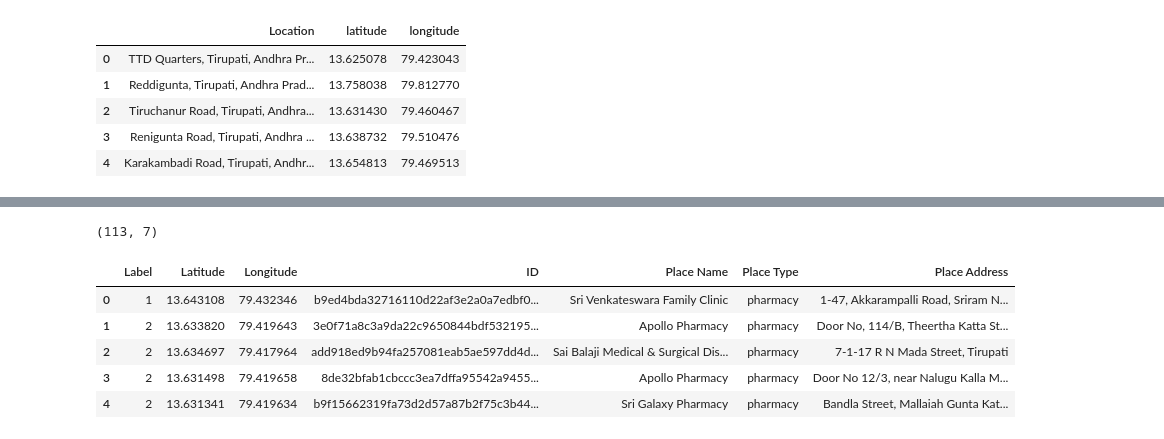
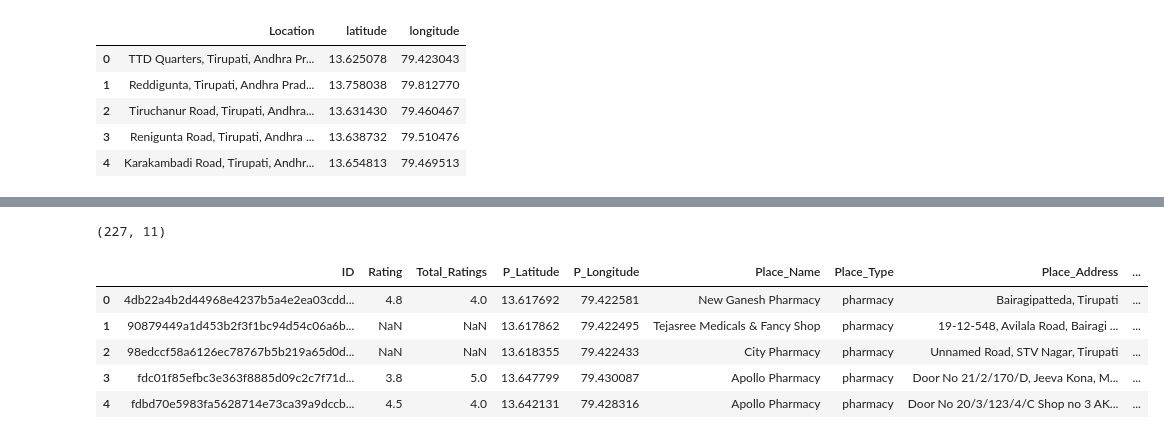
Before and after one commit to saibharath005/Coursera_Capstone, a Jupyter notebook: Capstone Project - The Battle of Neighborhoods (Week 2).ipynb, the cells around one changed output, grey strips where cells are left out. Drawn from its saved outputs; the diff is of its cells as text; code cells hidden in the pictures.

```diff
--- a/Capstone Project - The Battle of Neighborhoods (Week 2).ipynb
+++ b/Capstone Project - The Battle of Neighborhoods (Week 2).ipynb
@@ -39,0 +78,4 @@ def lat_long_finder(row):
+# %%
+tpt_lat_lon = lat_long_finder("Tirupati, Andhra Pradesh, IN")
+latitude = tpt_lat_lon[0]
+longitude = tpt_lat_lon[1]
@@ -96,0 +156,4 @@ map_clusters
+# %%
+cluster_centers_df = pd.DataFrame([lat_lon for lat_lon in cluster_centers])
+cluster_centers_df.columns = ["C_Latitude",'C_Longitude','Label']
+cluster_centers_df.head()
@@ -97,5 +177,5 @@ map_clusters
 # %%
-def google_nearby_places(labels,latitudes, longitudes, radius=500):
+def google_nearby_places(labels,latitudes, longitudes, radius=1000):
     places_list = []
     search = "pharmacy"
 
@@ -106,18 +186,33 @@ def google_nearby_places(labels,latitudes, longitudes, radius=500):
 
         response = requests.get(url).json()
 
+
         for i in range(len(response['results'])):
-            places_list.append([(label,response['results'][i]['geometry']['location']['lat'],response['results'][i]['geometry']['location']['lng'],
-                           response['results'][i]['id'],response['results'][i]['name'],response['results'][i]['types'][0],response['results'][i]['vicinity'])])
+            try:
+                places_list.append([(response['results'][i]['id'],
+                                     response['results'][i]['rating'],
+                                     response['results'][i]['user_ratings_total'],
+                                     response['results'][i]['geometry']['location']['lat'],
+                                     response['results'][i]['geometry']['location']['lng'],
+                                     response['results'][i]['name'],
+                                     response['results'][i]['types'][0],
+                                     response['results'][i]['vicinity'],
+                                     label,latitude,longitude)])
+            except:
+                places_list.append([(response['results'][i]['id'],
+                                     None,
+                                     None,
+                                     response['results'][i]['geometry']['location']['lat'],
+                                     response['results'][i]['geometry']['location']['lng'],
+                                     response['results'][i]['name'],
+                                     response['results'][i]['types'][0],
+                                     response['results'][i]['vicinity'],
+                                     label,latitude,longitude)])
 
     return places_list
 
 def places_nearby_df(places_list):
     nearby_places = pd.DataFrame([item for venues_list in places_list for item in venues_list])
-    nearby_places.columns = ['Label','Latitude', 'Longitude', 'ID', 'Place Name', 'Place Type', 'Place Address']
+    nearby_places.columns = ['ID','Rating','Total_Ratings','P_Latitude', 'P_Longitude', 'Place_Name', 'Place_Type', 'Place_Address','Label','C_Latitude','C_Longitude']
 
     return nearby_places
-# %%
-cluster_centers_df = pd.DataFrame([lat_lon for lat_lon in cluster_centers])
-cluster_centers_df.columns = ["latitude",'longitude','label']
-cluster_centers_df.head()
@@ -131,13 +227,14 @@ cluster_centers_df.head()
 # %%
-places_list = google_nearby_places(labels=cluster_centers_df['label'],latitudes=cluster_centers_df['latitude'],longitudes=cluster_centers_df['longitude'])
+places_list = google_nearby_places(labels=cluster_centers_df['Label'],latitudes=cluster_centers_df['C_Latitude'],longitudes=cluster_centers_df['C_Longitude'])
 tpt_pharmacies_df = places_nearby_df(places_list)
 print(tpt_pharmacies_df.shape)
-tpt_pharmacies_df.head()
+tpt_pharmacies_df_copy = tpt_pharmacies_df
+tpt_pharmacies_df_copy.head()
 # %% [output]
-(113, 7)
+(227, 11)
-|  | Label | Latitude | Longitude | ID | Place Name | Place Type | Place Address |
-| 0 | 1 | 13.643108 | 79.432346 | b9ed4bda32716110d22af3e2a0a7edbf0... | Sri Venkateswara Family Clinic | pharmacy | 1-47, Akkarampalli Road, Sriram N... |
-| 1 | 2 | 13.633820 | 79.419643 | 3e0f71a8c3a9da22c9650844bdf532195... | Apollo Pharmacy | pharmacy | Door No, 114/B, Theertha Katta St... |
-| 2 | 2 | 13.634697 | 79.417964 | add918ed9b94fa257081eab5ae597dd4d... | Sai Balaji Medical & Surgical Dis... | pharmacy | 7-1-17 R N Mada Street, Tirupati |
-| 3 | 2 | 13.631498 | 79.419658 | 8de32bfab1cbccc3ea7dffa95542a9455... | Apollo Pharmacy | pharmacy | Door No 12/3, near Nalugu Kalla M... |
-| 4 | 2 | 13.631341 | 79.419634 | b9f15662319fa73d2d57a87b2f75c3b44... | Sri Galaxy Pharmacy | pharmacy | Bandla Street, Mallaiah Gunta Kat... |
+|  | ID | Rating | Total_Ratings | P_Latitude | P_Longitude | Place_Name | Place_Type | Place_Address | ... |
+| 0 | 4db22a4b2d44968e4237b5a4e2ea03cdd... | 4.8 | 4.0 | 13.617692 | 79.422581 | New Ganesh Pharmacy | pharmacy | Bairagipatteda, Tirupati | ... |
+| 1 | 90879449a1d453b2f3f1bc94d54c06a6b... | NaN | NaN | 13.617862 | 79.422495 | Tejasree Medicals & Fancy Shop | pharmacy | 19-12-548, Avilala Road, Bairagi ... | ... |
+| 2 | 98edccf58a6126ec78767b5b219a65d0d... | NaN | NaN | 13.618355 | 79.422433 | City Pharmacy | pharmacy | Unnamed Road, STV Nagar, Tirupati | ... |
+| 3 | fdc01f85efbc3e363f8885d09c2c7f71d... | 3.8 | 5.0 | 13.647799 | 79.430087 | Apollo Pharmacy | pharmacy | Door No 21/2/170/D, Jeeva Kona, M... | ... |
+| 4 | fdbd70e5983fa5628714e73ca39a9dccb... | 4.5 | 4.0 | 13.642131 | 79.428316 | Apollo Pharmacy | pharmacy | Door No 20/3/123/4/C Shop no 3 AK... | ... |
```
Also changed, not shown: parts of 55 cells of this notebook, 2 other files.
